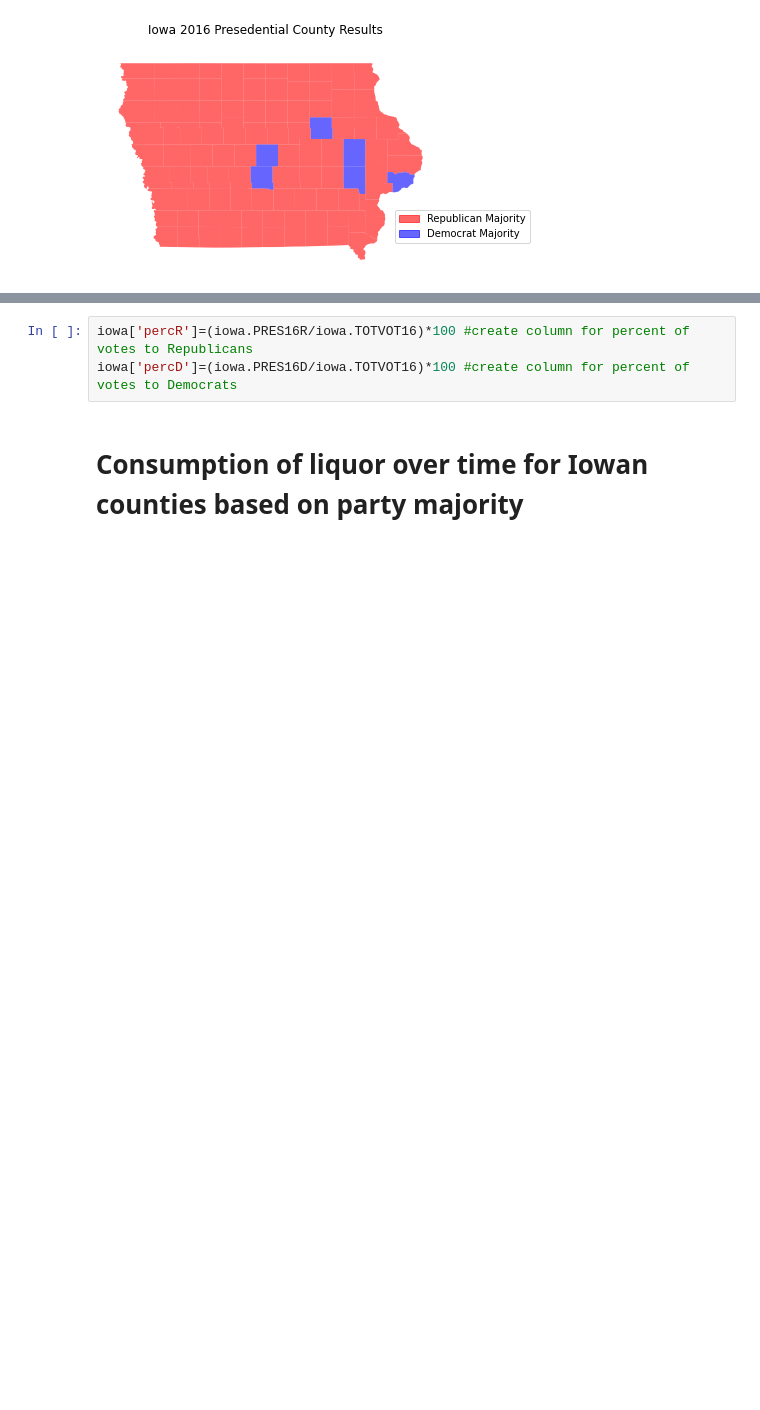
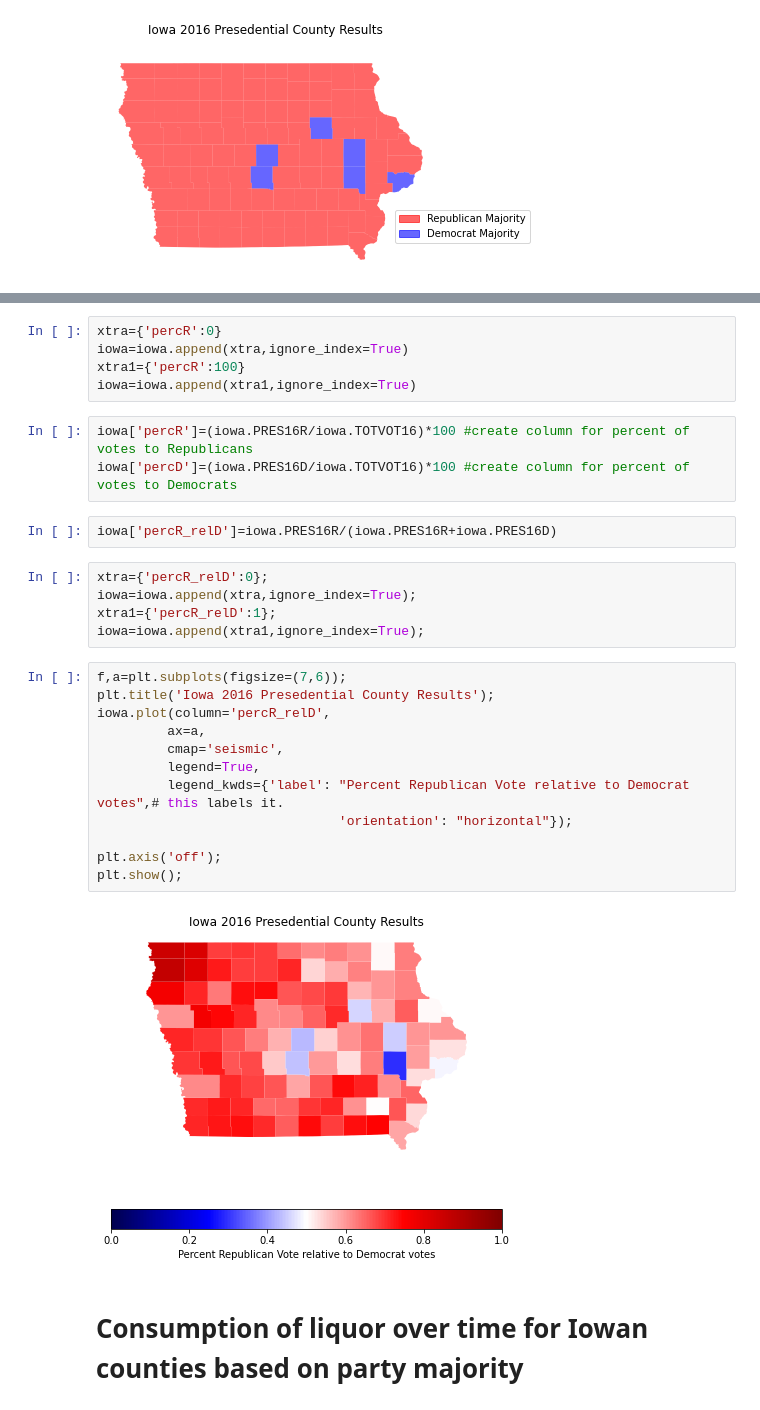
Before and after one commit to kekstrom/ACE592_group, a Jupyter notebook: Iowa Liquor Data Vis.ipynb, the cells around one changed output, grey strips where cells are left out. Cells and saved outputs as stored; diff of their text form; blank space fills up the shorter version.

```diff
--- a/Iowa Liquor Data Vis.ipynb
+++ b/Iowa Liquor Data Vis.ipynb
@@ -60,6 +77,32 @@ plt.axis('off');
+# %%
+xtra={'percR':0}
+iowa=iowa.append(xtra,ignore_index=True)
+xtra1={'percR':100}
+iowa=iowa.append(xtra1,ignore_index=True)
 # %%
 iowa['percR']=(iowa.PRES16R/iowa.TOTVOT16)*100 #create column for percent of votes to Republicans
 iowa['percD']=(iowa.PRES16D/iowa.TOTVOT16)*100 #create column for percent of votes to Democrats
+# %%
+iowa['percR_relD']=iowa.PRES16R/(iowa.PRES16R+iowa.PRES16D)
+# %%
+xtra={'percR_relD':0};
+iowa=iowa.append(xtra,ignore_index=True);
+xtra1={'percR_relD':1};
+iowa=iowa.append(xtra1,ignore_index=True);
+# %%
+f,a=plt.subplots(figsize=(7,6));
+plt.title('Iowa 2016 Presedential County Results');
+iowa.plot(column='percR_relD',
+         ax=a,
+         cmap='seismic',
+         legend=True,
+         legend_kwds={'label': "Percent Republican Vote relative to Democrat votes",# this labels it.
+                               'orientation': "horizontal"});
+
+plt.axis('off');
+plt.show();
+# %% [output]
+[figure, added]
 # %% [markdown]
 # Consumption of liquor over time for Iowan counties based on party majority
 # %%
```
Also changed, not shown: parts of 36 cells of this notebook.
